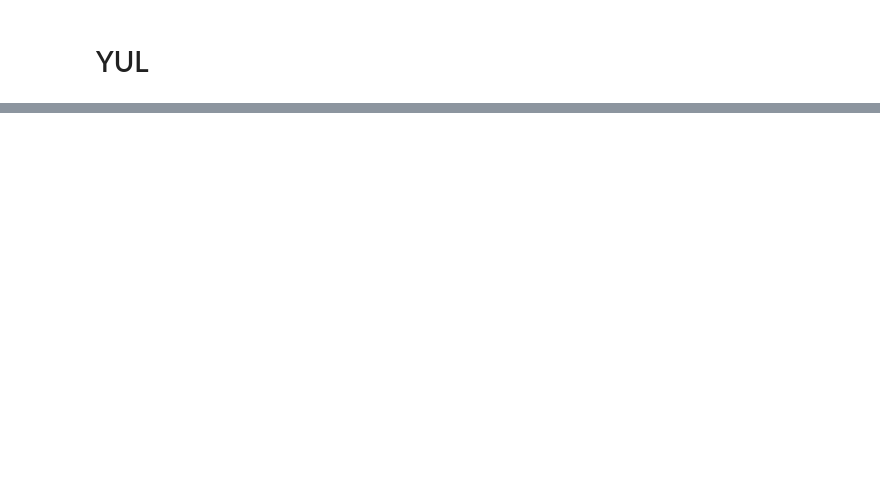
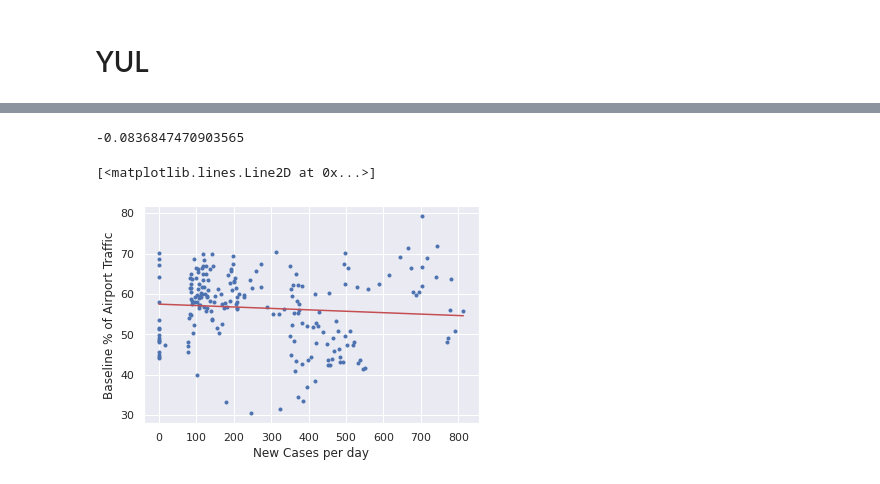
Before and after one commit to clement-ip/covid-airport-travel, a Jupyter notebook: analyze_both.ipynb, the cells around one changed output, grey strips where cells are left out. Saved outputs shown, nothing was run; the diff lists cells and outputs as text; code cells hidden in the pictures; blank space fills up the shorter version.

```diff
--- a/analyze_both.ipynb
+++ b/analyze_both.ipynb
@@ -769,0 +820,19 @@ print(model.score(X_valid, y_valid))
+# %%
+# Find statistical correlation between the two values- Baseline, and New Cases, using the filtered data from above
+plt.plot(X,y, 'b.')
+plt.xlabel('New Cases per day')
+plt.ylabel('Baseline % of Airport Traffic')
+regression = stats.linregress(X, y)
+
+print(regression.rvalue)
+
+# 311 = max(X)
+linearX = np.linspace(0, max(X))
+plt.plot(linearX, regression.slope*linearX + regression.intercept,'r-')
+
+# r-value: Slight but negligible correlation
+# imbalanced data??
+# %% [output]
+-0.0836847470903565
+[<matplotlib.lines.Line2D at 0x...>]
+[figure, added]
```
Also changed, not shown: parts of 25 cells of this notebook.
